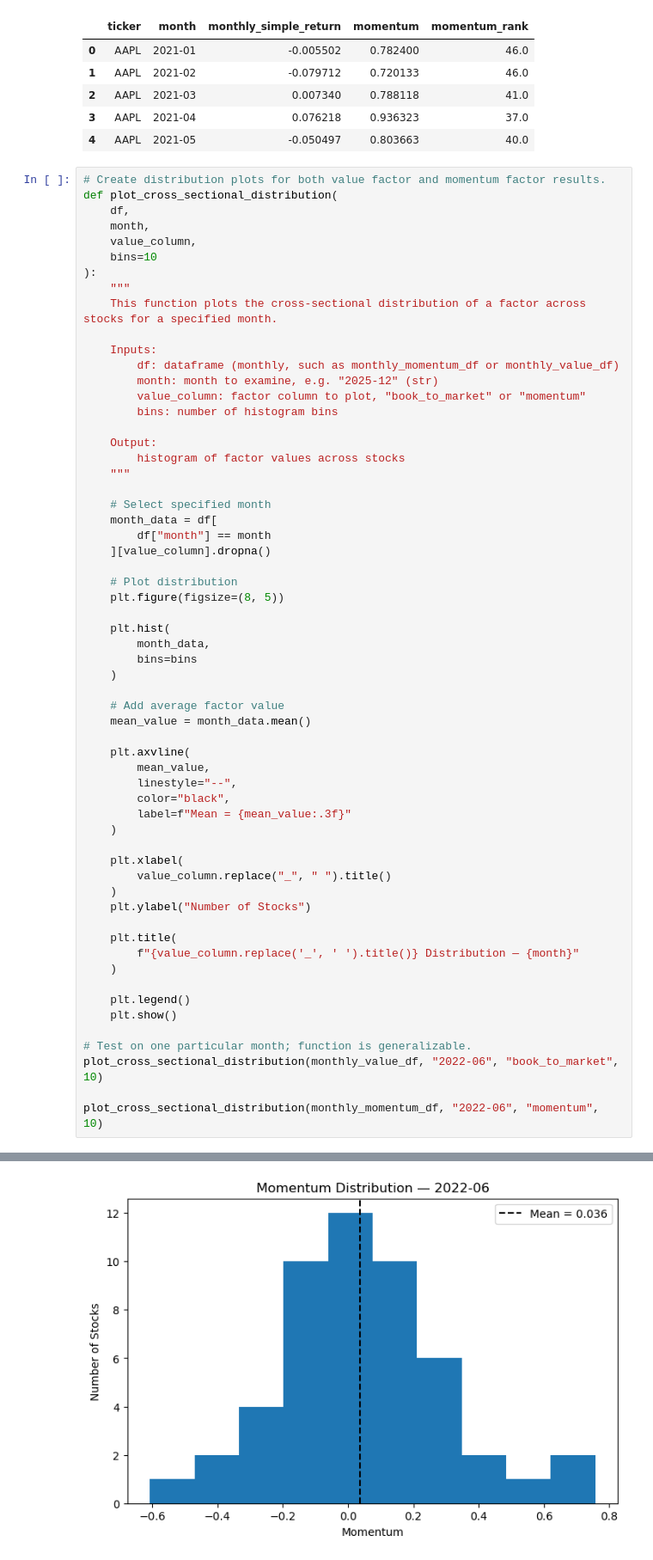
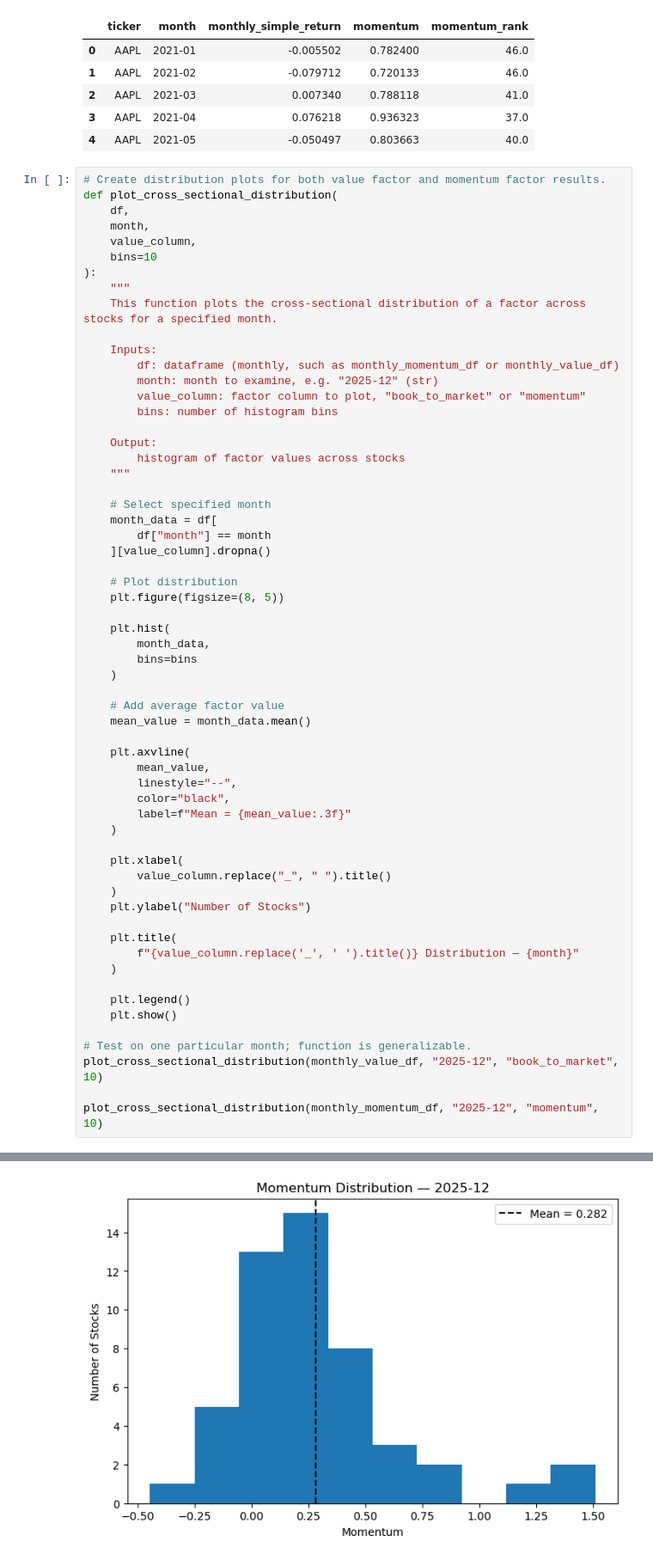
Before and after one commit to lzlava/LendoCapital, a Jupyter notebook: notebooks/factor_momentum_value.ipynb, the cells around one changed output, grey strips where cells are left out. Shown at 86% size. Cells and saved outputs as stored; diff of their text form.

```diff
--- a/notebooks/factor_momentum_value.ipynb
+++ b/notebooks/factor_momentum_value.ipynb
@@ -655,7 +637,7 @@ def plot_cross_sectional_distribution(
     plt.show()
 
 # Test on one particular month; function is generalizable.
-plot_cross_sectional_distribution(monthly_value_df, "2022-06", "book_to_market", 10)
+plot_cross_sectional_distribution(monthly_value_df, "2025-12", "book_to_market", 10)
 
-plot_cross_sectional_distribution(monthly_momentum_df, "2022-06", "momentum", 10)
+plot_cross_sectional_distribution(monthly_momentum_df, "2025-12", "momentum", 10)
 # %% [output]
@@ -663,4 +645,4 @@ plot_cross_sectional_distribution(monthly_momentum_df, "2022-06", "momentum", 10
-[figure, old version]
+[figure, new version]
 # %% [markdown]
 # Task 4
 
```
Also changed, not shown: parts of 4 cells of this notebook, 8 other files.
